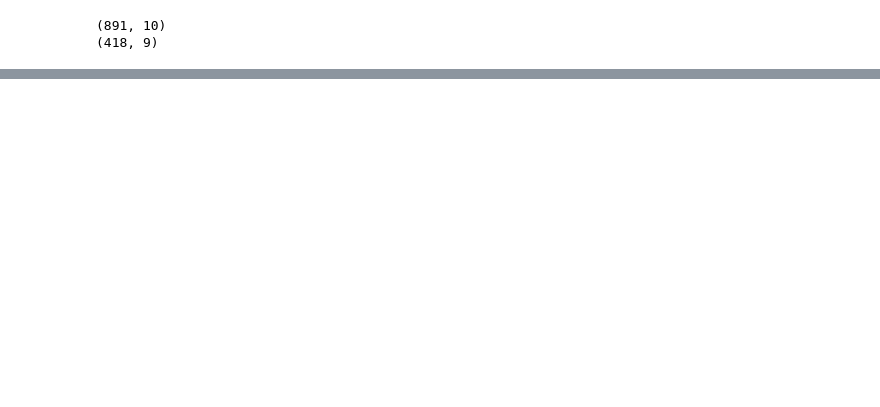
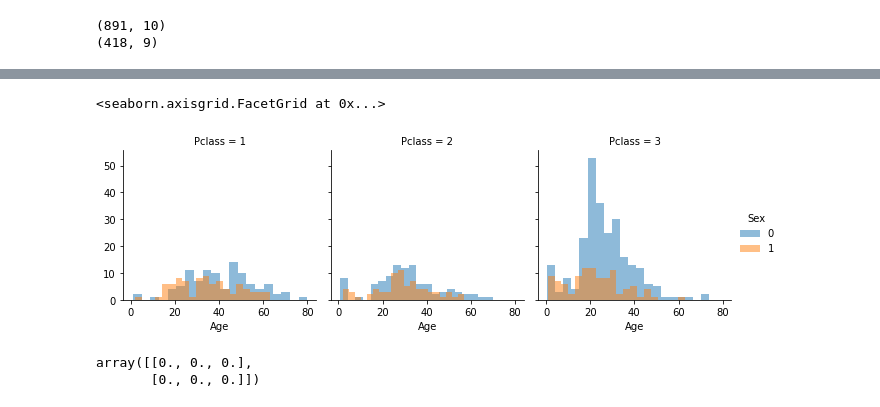
Before and after one commit to MisSero/Kaggle, a Jupyter notebook: Titanic/model_2.ipynb, the cells around one changed output, grey strips where cells are left out. Saved outputs shown, nothing was run; the diff lists cells and outputs as text; code cells hidden in the pictures; blank space fills up the shorter version.

```diff
--- a/Titanic/model_2.ipynb
+++ b/Titanic/model_2.ipynb
@@ -175,0 +226,6 @@ KeyError: 'Title'
+# %%
+train_data = train_data.drop(['Name', 'PassengerId'], axis=1)
+test_data = test_data.drop(['Name'], axis=1)
+combine = [train_data, test_data]
+
+train_data.shape
@@ -175,0 +246,13 @@ KeyError: 'Title'
+# %%
+grid = sns.FacetGrid(train_data, col='Pclass', hue='Sex')
+grid.map(plt.hist, 'Age', alpha=.5, bins=20)
+grid.add_legend()
+# %% [output]
+<seaborn.axisgrid.FacetGrid at 0x...>
+[figure, added]
+# %%
+guess_ages = np.zeros((2, 3))
+guess_ages
+# %% [output]
+array([[0., 0., 0.],
+       [0., 0., 0.]])
```
Also changed, not shown: parts of 50 cells of this notebook, 1 other file.
